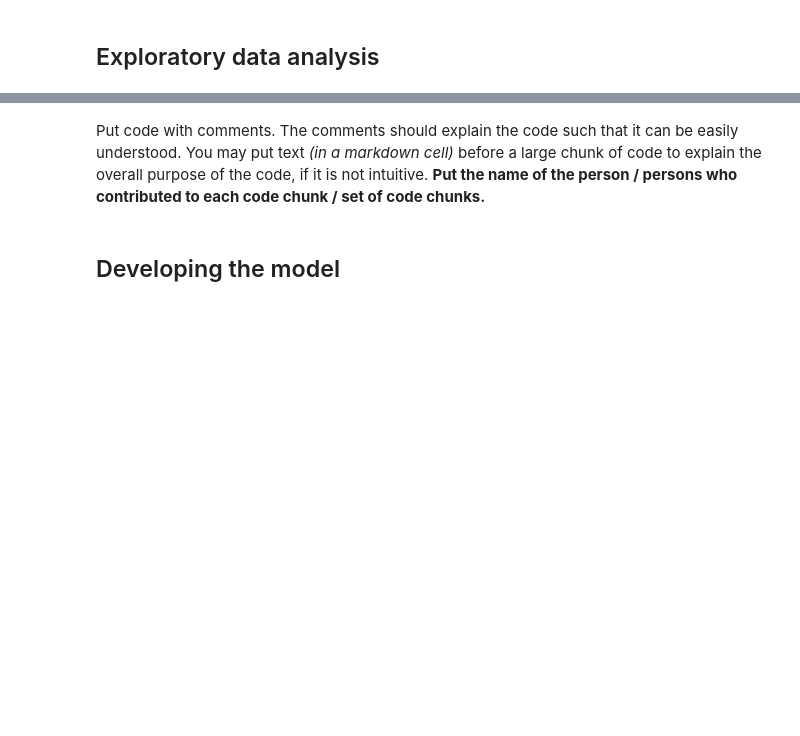
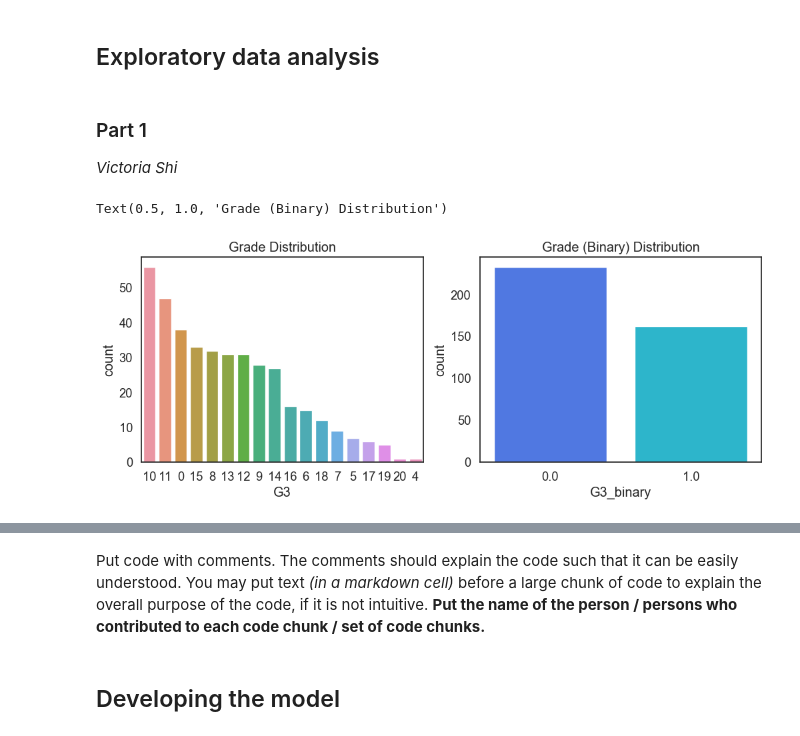
Before and after one commit to zshi719/student_grade_prediction, a Jupyter notebook: Project Code Template.ipynb, the cells around one changed output, grey strips where cells are left out. Cells and saved outputs as stored; diff of their text form; code cells hidden in the pictures; blank space fills up the shorter version.

```diff
--- a/Project Code Template.ipynb
+++ b/Project Code Template.ipynb
@@ -302,2 +300,26 @@ Length: 66, dtype: object
 # %% [markdown]
 ## Exploratory data analysis
+# %% [markdown]
+### Part 1
+*Victoria Shi*
+# %%
+data = pd.read_csv("data/student-mat.csv")
+# Create a new column 'G3_binary' in the data frame
+# Assign 0 to all rows where G3 is less than 12
+data.loc[data.G3 < 12, 'G3_binary'] = 0
+
+# Assign 1 to all rows where G3 is greater than or equal to 12
+data.loc[data.G3 >= 12, 'G3_binary'] = 1
+
+fig = plt.figure(figsize=(12, 4))
+
+# Plot a count plot of the 'G3' column and set the title
+fig.add_subplot(1, 2, 1)
+sns.countplot(x='G3', data=data, order=data['G3'].value_counts().index).set_title("Grade Distribution")
+
+# Plot a count plot of the 'G3_binary' column and set the title
+fig.add_subplot(1, 2, 2)
+sns.countplot(x=data.G3_binary, order=data.G3_binary.value_counts().index).set_title("Grade (Binary) Distribution")
+# %% [output]
+Text(0.5, 1.0, 'Grade (Binary) Distribution')
+[figure, added]
```
Also changed, not shown: parts of 40 cells of this notebook, 1 other file.
